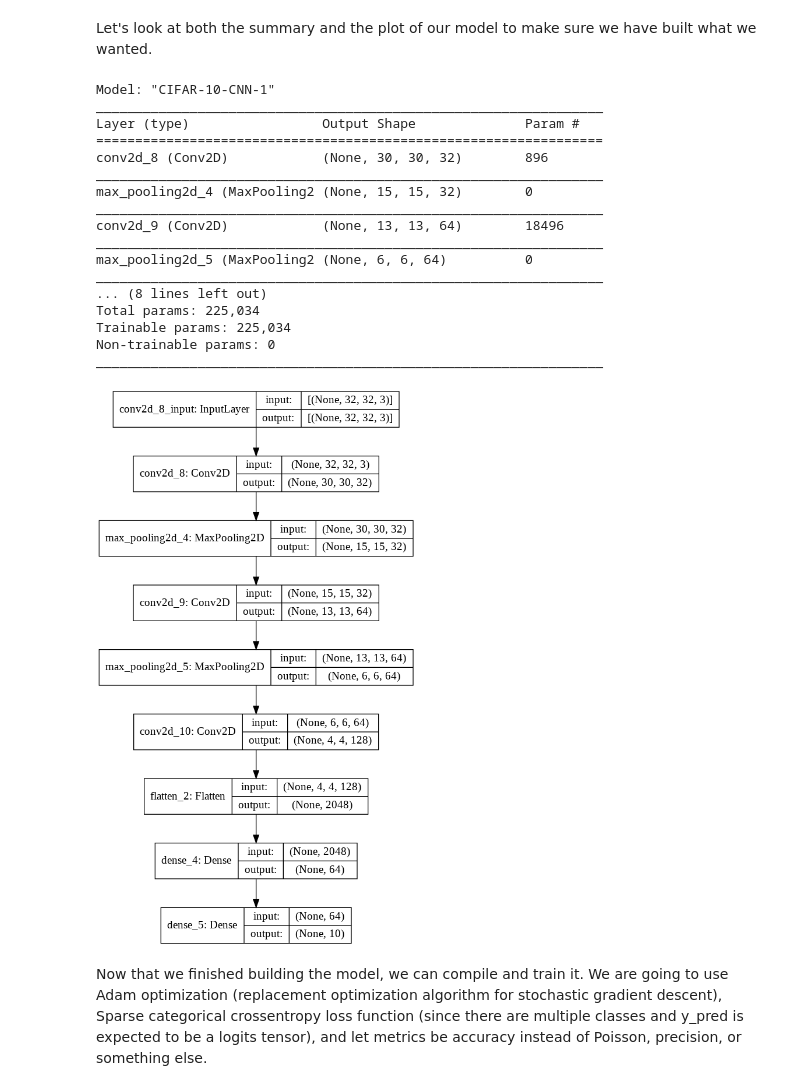
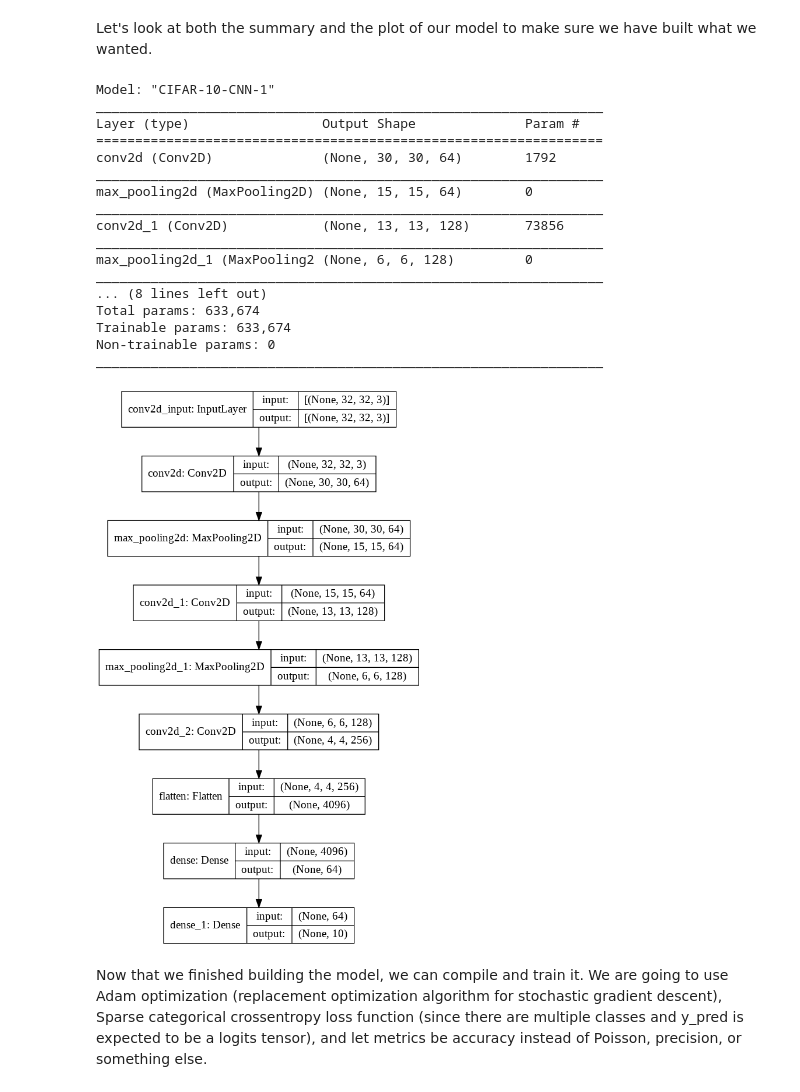
Before and after one commit to hopeyen/15-388, a Jupyter notebook: tutorial.ipynb, the cells around one changed output. Cells and saved outputs as stored; diff of their text form; code cells hidden in the pictures.

```diff
--- a/tutorial.ipynb
+++ b/tutorial.ipynb
@@ -210,14 +220,14 @@ Downloading data from https://www.cs.toronto.edu/~kriz/cifar-10-python.tar.gz
 # %% [markdown]
 Let's define the model. First create the convolutional base of shape (4,4,64), and then add dense layers on top. You can add multiple dense layers, who needs flattened inputs.
 # %%
-model = models.Sequential(name = "CIFAR-10-CNN-1")
+model = models.Sequential(name="CIFAR-10-CNN-1")
 
 # Configure the convolutional base, using ReLU
-model.add(layers.Conv2D(32, (3, 3), activation='relu', input_shape=(32, 32, 3)))
-model.add(layers.MaxPooling2D((2, 2)))
-model.add(layers.Conv2D(64, (3, 3), activation='relu'))
+model.add(layers.Conv2D(64, (3, 3), activation='relu', input_shape=(32, 32, 3)))
 model.add(layers.MaxPooling2D((2, 2)))
 model.add(layers.Conv2D(128, (3, 3), activation='relu'))
+model.add(layers.MaxPooling2D((2, 2)))
+model.add(layers.Conv2D(256, (3, 3), activation='relu'))
 
 # Flatten the tensors and add a new dense layer, with sigmoid
 model.add(layers.Flatten())
@@ -229,26 +239,26 @@ model.add(layers.Dense(10))
 Let's look at both the summary and the plot of our model to make sure we have built what we wanted.
 # %%
 model.summary()
-tf.keras.utils.plot_model(model, 'CIFAR-10-CNN model 1.png', show_shapes=True)
+tf.keras.utils.plot_model(model, 'CIFAR-10-CNN-model-1.png', show_shapes=True)
 # %% [output]
 Model: "CIFAR-10-CNN-1"
 _________________________________________________________________
 Layer (type)                 Output Shape              Param #
 =================================================================
-conv2d_8 (Conv2D)            (None, 30, 30, 32)        896
+conv2d (Conv2D)              (None, 30, 30, 64)        1792
 _________________________________________________________________
-max_pooling2d_4 (MaxPooling2 (None, 15, 15, 32)        0
+max_pooling2d (MaxPooling2D) (None, 15, 15, 64)        0
 _________________________________________________________________
-conv2d_9 (Conv2D)            (None, 13, 13, 64)        18496
+conv2d_1 (Conv2D)            (None, 13, 13, 128)       73856
 _________________________________________________________________
-max_pooling2d_5 (MaxPooling2 (None, 6, 6, 64)          0
+max_pooling2d_1 (MaxPooling2 (None, 6, 6, 128)         0
 _________________________________________________________________
 ... (8 lines left out)
-Total params: 225,034
-Trainable params: 225,034
+Total params: 633,674
+Trainable params: 633,674
 Non-trainable params: 0
 _________________________________________________________________
-[figure, old version]
+[figure, new version]
 # %% [markdown]
 Now that we finished building the model, we can compile and train it. We are going to use Adam optimization (replacement optimization algorithm for stochastic gradient descent), Sparse categorical crossentropy loss function (since there are multiple classes and y_pred is expected to be a logits tensor), and let metrics be accuracy instead of Poisson, precision, or something else.
 # %%
```
Also changed, not shown: parts of 15 cells of this notebook.
